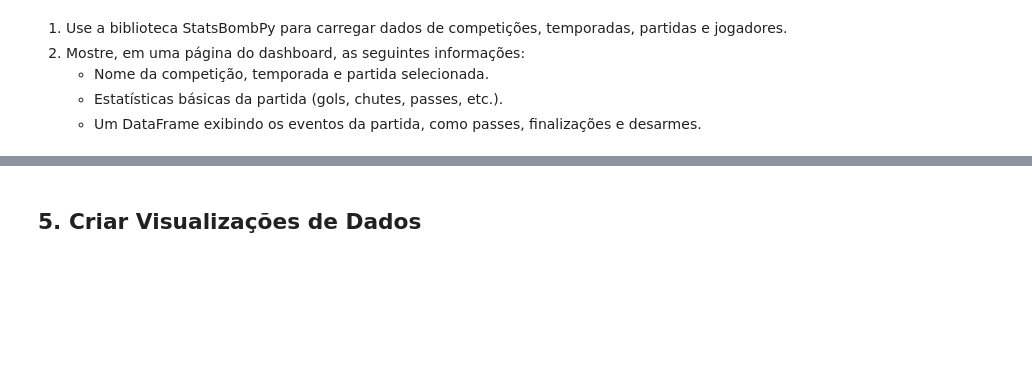
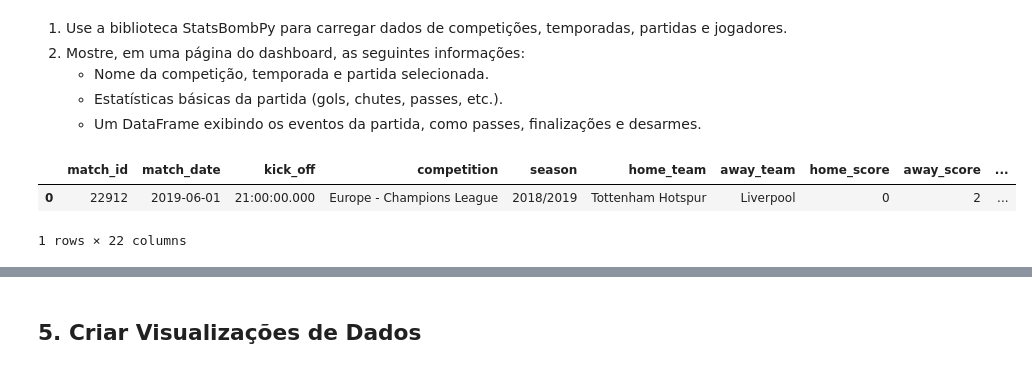
Before and after one commit to maik-junior/ATDR1, a Jupyter notebook: src/main.ipynb, the cells around one changed output, grey strips where cells are left out. Drawn from its saved outputs; the diff is of its cells as text; code cells hidden in the pictures; blank space fills up the shorter version.

```diff
--- a/src/main.ipynb
+++ b/src/main.ipynb
@@ -118,0 +97,6 @@ if __name__ == "__main__":
+# %%
+sb.matches(competition_id=16, season_id=4)
+# %% [output]
+|  | match_id | match_date | kick_off | competition | season | home_team | away_team | home_score | away_score | ... |
+| 0 | 22912 | 2019-06-01 | 21:00:00.000 | Europe - Champions League | 2018/2019 | Tottenham Hotspur | Liverpool | 0 | 2 | ... |
+1 rows × 22 columns
```
Also changed, not shown: parts of 25 cells of this notebook, 2 other files.
